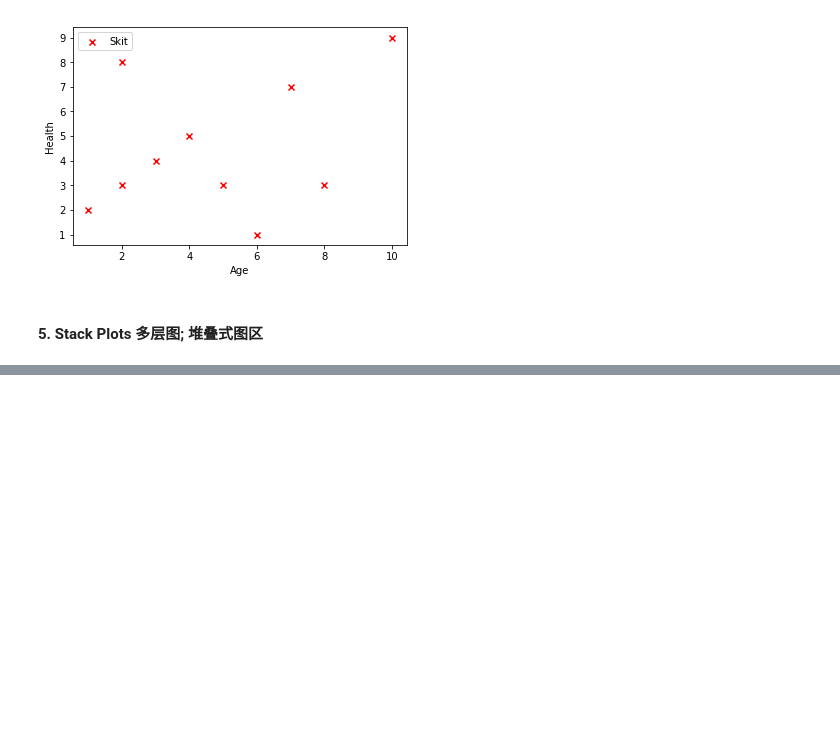
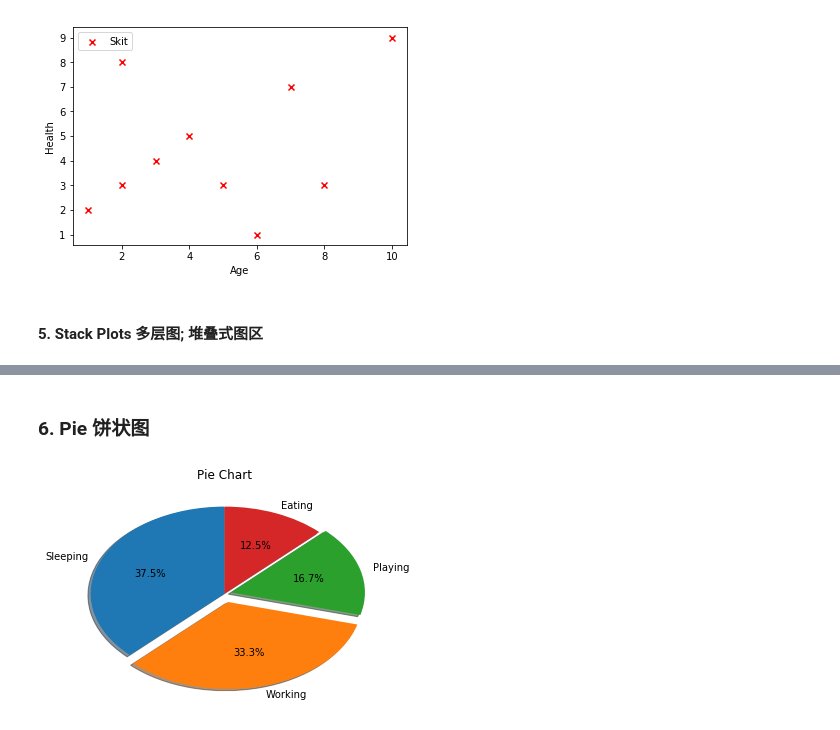
Before and after one commit to AaronFlower/Jupyter, a Jupyter notebook: matplotTutorial/Matplotlib Tutorial.ipynb, the cells around one changed output, grey strips where cells are left out. Drawn from its saved outputs; the diff is of its cells as text; code cells hidden in the pictures; blank space fills up the shorter version.

```diff
--- a/matplotTutorial/Matplotlib Tutorial.ipynb
+++ b/matplotTutorial/Matplotlib Tutorial.ipynb
@@ -119,0 +136,23 @@ labels with trick
+# %% [markdown]
+### 6. Pie 饼状图
+# %%
+import matplotlib.pyplot as plt
+
+plt.title('Pie Chart')
+
+activities = [9, 8, 4, 3]
+activity_labels = ['Sleeping', 'Working', 'Playing', 'Eating']
+
+plt.pie(
+    activities, # 数据
+    labels=activity_labels, # 标签
+    # 颜色，colors=['r', 'b', 'g', 'c'], 不过随机生成的颜色效果更好。
+    startangle=90,
+    shadow = True, # 阴影
+    explode = (0, 0.1, 0.05, 0), # 共有四个活动，将 working, playing 分隔出来。
+    autopct = '%1.1f%%' # 显示所点百分比。
+)
+
+plt.show()
+# %% [output]
+[figure, added]
```
Also changed, not shown: parts of 2 cells of this notebook.
